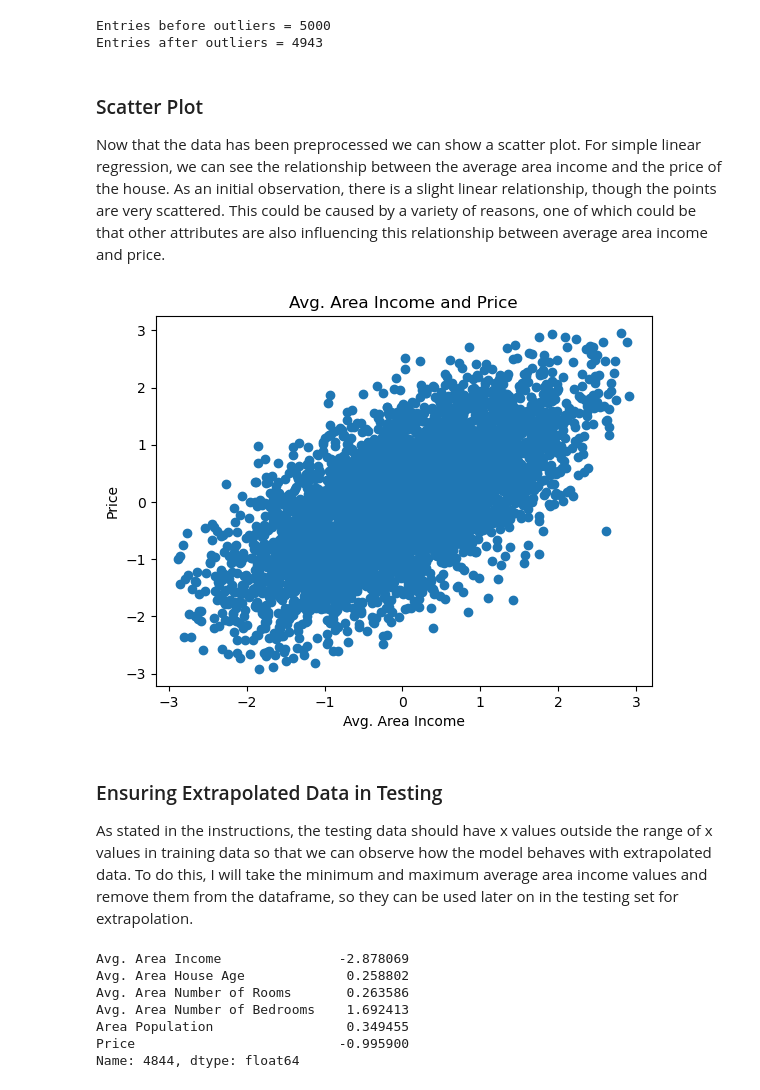
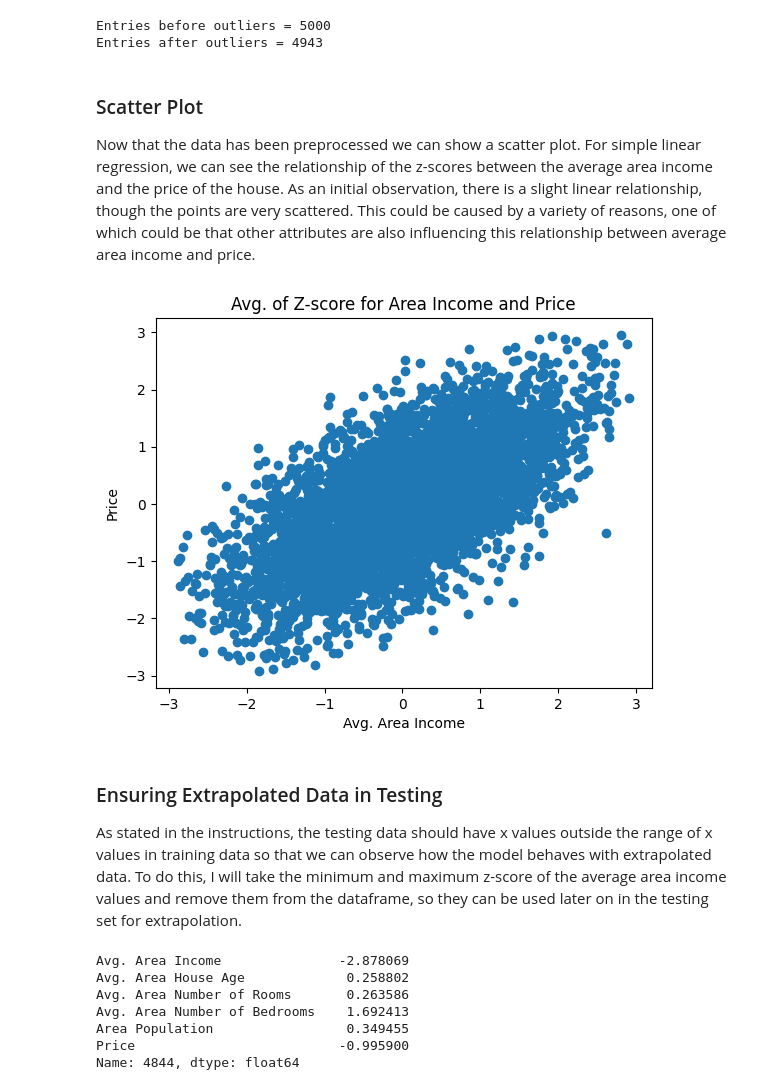
Before and after one commit to itspennyh/linear_regression_project, a Jupyter notebook: regression/simple_multi_regression.ipynb, the cells around one changed output. Saved outputs shown, nothing was run; the diff lists cells and outputs as text; code cells hidden in the pictures.

```diff
--- a/regression/simple_multi_regression.ipynb
+++ b/regression/simple_multi_regression.ipynb
@@ -94,18 +95,18 @@ Entries before outliers = 5000
 Entries after outliers = 4943
 # %% [markdown]
 ### Scatter Plot
-Now that the data has been preprocessed we can show a scatter plot. For simple linear regression, we can see the relationship between the average area income and the price of the house. As an initial observation, there is a slight linear relationship, though the points are very scattered. This could be caused by a variety of reasons, one of which could be that other attributes are also influencing this relationship between average area income and price.
+Now that the data has been preprocessed we can show a scatter plot. For simple linear regression, we can see the relationship of the z-scores between the average area income and the price of the house. As an initial observation, there is a slight linear relationship, though the points are very scattered. This could be caused by a variety of reasons, one of which could be that other attributes are also influencing this relationship between average area income and price.
 # %%
 plt.scatter(normal_df['Avg. Area Income'], normal_df['Price'])
-plt.title('Avg. Area Income and Price')
+plt.title('Avg. of Z-score for Area Income and Price')
 plt.xlabel('Avg. Area Income')
 plt.ylabel('Price')
 plt.show()
 # %% [output]
-[figure, old version]
+[figure, new version]
 # %% [markdown]
 ### Ensuring Extrapolated Data in Testing
-As stated in the instructions, the testing data should have x values outside the range of x values in training data so that we can observe how the model behaves with extrapolated data. To do this, I will take the minimum and maximum average area income values and remove them from the dataframe, so they can be used later on in the testing set for extrapolation.
+As stated in the instructions, the testing data should have x values outside the range of x values in training data so that we can observe how the model behaves with extrapolated data. To do this, I will take the minimum and maximum z-score of the average area income values and remove them from the dataframe, so they can be used later on in the testing set for extrapolation.
 # %%
 # Get indexes of min and max
 min_income_index = normal_df['Avg. Area Income'].idxmin()
```
Also changed, not shown: parts of 13 cells of this notebook, 1 other file.
